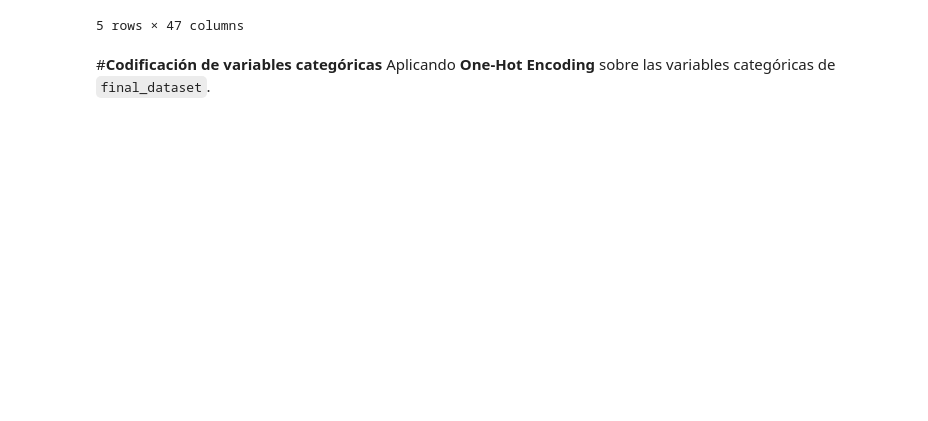
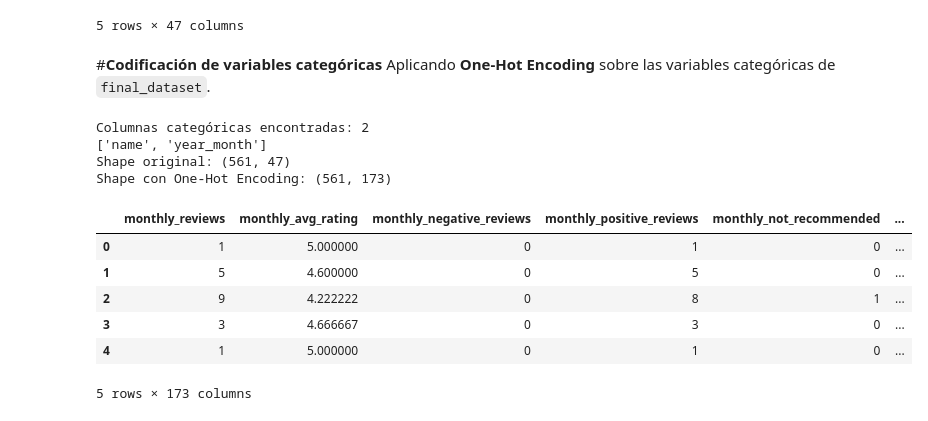
Before and after one commit to R3beAM/Proyecto-Final-Integracion, a Jupyter notebook: Evaluacion_2.ipynb, the cells around one changed output. Drawn from its saved outputs; the diff is of its cells as text; code cells hidden in the pictures; blank space fills up the shorter version.

```diff
--- a/Evaluacion_2.ipynb
+++ b/Evaluacion_2.ipynb
@@ -874,31 +873,43 @@ from sklearn.preprocessing import OneHotEncoder
 categorical_cols = final_dataset.select_dtypes(include=["object", "category"]).columns.tolist()
 
 print(f"Columnas categóricas encontradas: {len(categorical_cols)}")
 print(categorical_cols)
 
 # =========================
 # 2. Aplicar One-Hot Encoding
 # =========================
 
-encoder = OneHotEncoder(sparse=False, handle_unknown="ignore")
+encoder = OneHotEncoder(sparse_output=False, handle_unknown="ignore")
 encoded_array = encoder.fit_transform(final_dataset[categorical_cols])
 encoded_feature_names = encoder.get_feature_names_out(categorical_cols)
 
 encoded_df = pd.DataFrame(
     encoded_array,
     columns=encoded_feature_names,
     index=final_dataset.index
 )
 
 # =========================
 # 3. Combinar con variables numéricas
 # =========================
 
 final_dataset_ohe = pd.concat(
     [final_dataset.drop(columns=categorical_cols), encoded_df],
     axis=1
 )
 
 print("Shape original:", final_dataset.shape)
 print("Shape con One-Hot Encoding:", final_dataset_ohe.shape)
 display(final_dataset_ohe.head())
+# %% [output]
+Columnas categóricas encontradas: 2
+['name', 'year_month']
+Shape original: (561, 47)
+Shape con One-Hot Encoding: (561, 173)
+|  | monthly_reviews | monthly_avg_rating | monthly_negative_reviews | monthly_positive_reviews | monthly_not_recommended | ... |
+| 0 | 1 | 5.000000 | 0 | 1 | 0 | ... |
+| 1 | 5 | 4.600000 | 0 | 5 | 0 | ... |
+| 2 | 9 | 4.222222 | 0 | 8 | 1 | ... |
+| 3 | 3 | 4.666667 | 0 | 3 | 0 | ... |
+| 4 | 1 | 5.000000 | 0 | 1 | 0 | ... |
+5 rows × 173 columns
```
Also changed, not shown: parts of 2 cells of this notebook.
